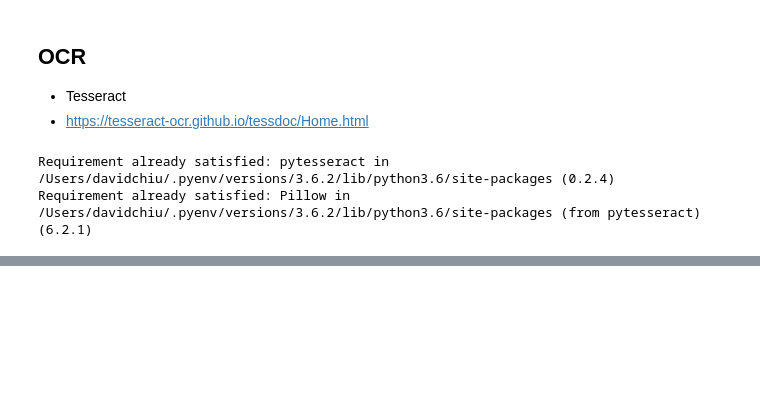
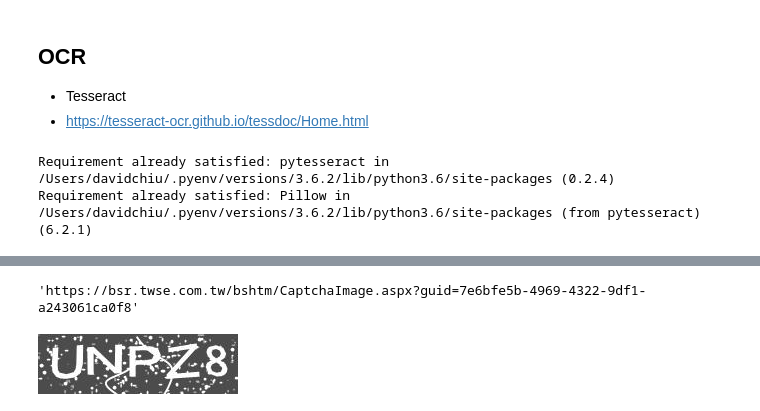
Before and after one commit to ywchiu/taipeifubon, a Jupyter notebook: Demo20200323.ipynb, the cells around one changed output, grey strips where cells are left out. Cells and saved outputs as stored; diff of their text form; code cells hidden in the pictures; blank space fills up the shorter version.

```diff
--- a/Demo20200323.ipynb
+++ b/Demo20200323.ipynb
@@ -589,0 +617,5 @@ print(pytesseract.image_to_string(Image.open('showPhone.png')))
+# %%
+imgurl = 'https://bsr.twse.com.tw/bshtm/'+ soup.select('img')[-1].get('src')
+imgurl
+# %% [output]
+'https://bsr.twse.com.tw/bshtm/CaptchaImage.aspx?guid=7e6bfe5b-4969-4322-9df1-a243061ca0f8'
@@ -589,0 +626,5 @@ print(pytesseract.image_to_string(Image.open('showPhone.png')))
+# %%
+from PIL import Image
+Image.open('captcha.jpg')
+# %% [output]
+[figure, added]
```
Also changed, not shown: parts of 9 cells of this notebook.
